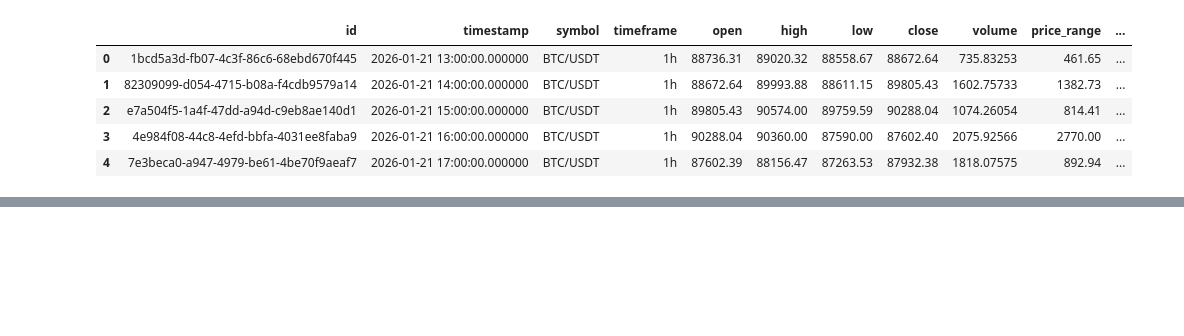
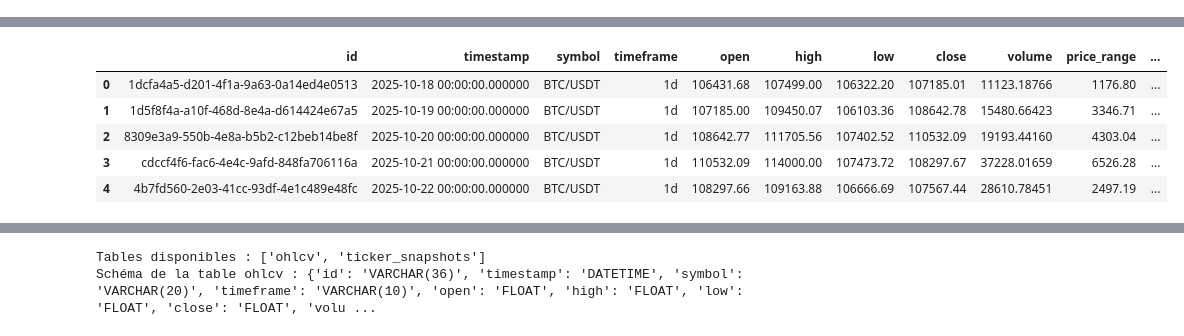
Before and after one commit to Marivel75/_Crypto_Bot, a Jupyter notebook: ntbk_test_analytics.ipynb, the cells around one changed output, grey strips where cells are left out. Drawn from its saved outputs; the diff is of its cells as text; code cells hidden in the pictures; blank space fills up the shorter version.

```diff
--- a/ntbk_test_analytics.ipynb
+++ b/ntbk_test_analytics.ipynb
@@ -49,14 +1,21 @@ Nombre de lignes total : 54
-# %%
-def get_table(name):
-  query = f"SELECT * FROM {name}"
-  return pd.read_sql_query(query, conn)
-
-ohlcv_data = get_table("ohlcv")
-ohlcv_data.head()
-# %% [output]
-|  | id | timestamp | symbol | timeframe | open | high | low | close | volume | price_range | ... |
-| 0 | 1bcd5a3d-fb07-4c3f-86c6-68ebd670f445 | 2026-01-21 13:00:00.000000 | BTC/USDT | 1h | 88736.31 | 89020.32 | 88558.67 | 88672.64 | 735.83253 | 461.65 | ... |
-| 1 | 82309099-d054-4715-b08a-f4cdb9579a14 | 2026-01-21 14:00:00.000000 | BTC/USDT | 1h | 88672.64 | 89993.88 | 88611.15 | 89805.43 | 1602.75733 | 1382.73 | ... |
-| 2 | e7a504f5-1a4f-47dd-a94d-c9eb8ae140d1 | 2026-01-21 15:00:00.000000 | BTC/USDT | 1h | 89805.43 | 90574.00 | 89759.59 | 90288.04 | 1074.26054 | 814.41 | ... |
-| 3 | 4e984f08-44c8-4efd-bbfa-4031ee8faba9 | 2026-01-21 16:00:00.000000 | BTC/USDT | 1h | 90288.04 | 90360.00 | 87590.00 | 87602.40 | 2075.92566 | 2770.00 | ... |
-| 4 | 7e3beca0-a947-4979-be61-4be70f9aeaf7 | 2026-01-21 17:00:00.000000 | BTC/USDT | 1h | 87602.39 | 88156.47 | 87263.53 | 87932.38 | 1818.07575 | 892.94 | ... |
+# %%
+from src.analytics.db_inspector import DBInspector
+
+# Instancier l'inspecteur
+db_inspector = DBInspector()
+
+# Récupérer les données OHLCV pour BTC/USDT
+btc_data = db_inspector.get_ohlcv_data(symbol="BTC/USDT", limit=100)
+display(btc_data.head())
+
+# Exemple 2 : Inspecter la base de données
+db_inspector.inspect_db()
+
+# Exemple 3 : Récupérer les noms des tables
+tables = db_inspector.get_table_names()
+print("Tables disponibles :", tables)
+
+# Exemple 4 : Récupérer le schéma d'une table
+schema = db_inspector.get_table_schema("ohlcv")
+print("Schéma de la table ohlcv :", schema)
+# %% [output]
@@ -62,0 +25,6 @@ ohlcv_data.head()
+|  | id | timestamp | symbol | timeframe | open | high | low | close | volume | price_range | ... |
+| 0 | 1dcfa4a5-d201-4f1a-9a63-0a14ed4e0513 | 2025-10-18 00:00:00.000000 | BTC/USDT | 1d | 106431.68 | 107499.00 | 106322.20 | 107185.01 | 11123.18766 | 1176.80 | ... |
+| 1 | 1d5f8f4a-a10f-468d-8e4a-d614424e67a5 | 2025-10-19 00:00:00.000000 | BTC/USDT | 1d | 107185.00 | 109450.07 | 106103.36 | 108642.78 | 15480.66423 | 3346.71 | ... |
+| 2 | 8309e3a9-550b-4e8a-b5b2-c12beb14be8f | 2025-10-20 00:00:00.000000 | BTC/USDT | 1d | 108642.77 | 111705.56 | 107402.52 | 110532.09 | 19193.44160 | 4303.04 | ... |
+| 3 | cdccf4f6-fac6-4e4c-9afd-848fa706116a | 2025-10-21 00:00:00.000000 | BTC/USDT | 1d | 110532.09 | 114000.00 | 107473.72 | 108297.67 | 37228.01659 | 6526.28 | ... |
+| 4 | 4b7fd560-2e03-41cc-93df-4e1c489e48fc | 2025-10-22 00:00:00.000000 | BTC/USDT | 1d | 108297.66 | 109163.88 | 106666.69 | 107567.44 | 28610.78451 | 2497.19 | ... |
@@ -62,0 +37,2 @@ ohlcv_data.head()
+Tables disponibles : ['ohlcv', 'ticker_snapshots']
+Schéma de la table ohlcv : {'id': 'VARCHAR(36)', 'timestamp': 'DATETIME', 'symbol': 'VARCHAR(20)', 'timeframe': 'VARCHAR(10)', 'open': 'FLOAT', 'high': 'FLOAT', 'low': 'FLOAT', 'close': 'FLOAT', 'volu ...
```
Also changed, not shown: parts of 8 cells of this notebook, 6 other files.
